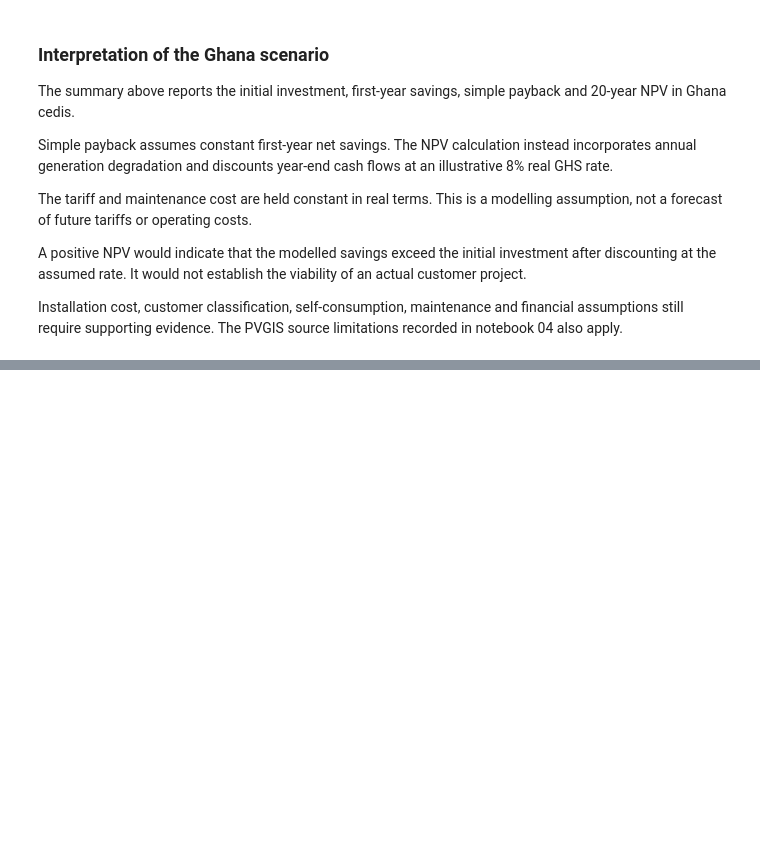
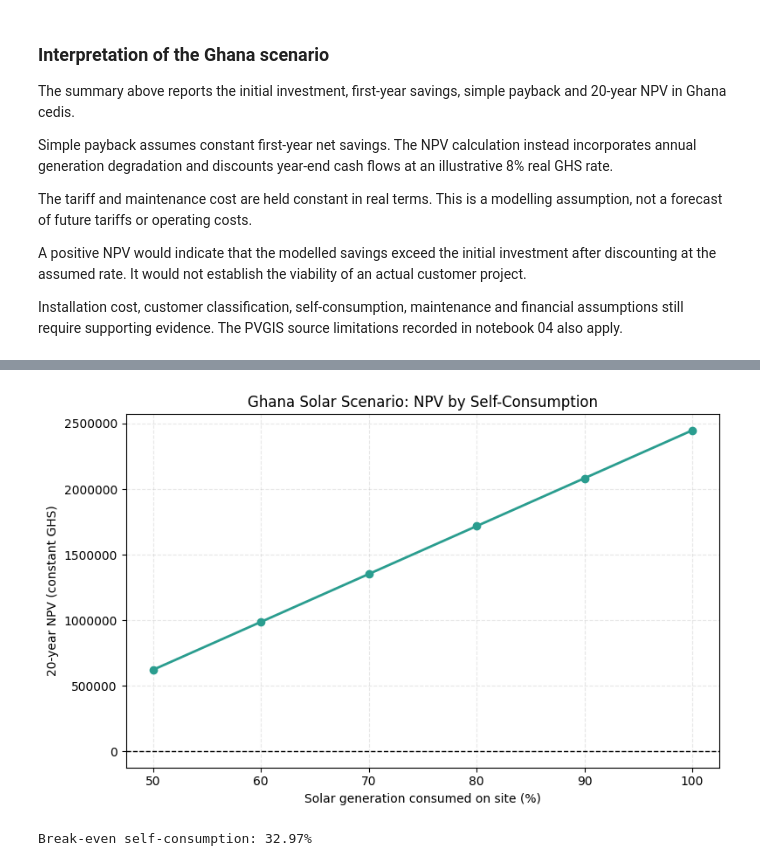
Before and after one commit to GHseyram/Ghana-energy-transition-investment-analytics, a Jupyter notebook: notebooks/05_ghana_solar_scenario.ipynb, the cells around one changed output, grey strips where cells are left out. Drawn from its saved outputs; the diff is of its cells as text; code cells hidden in the pictures; blank space fills up the shorter version.

Commit message:
Add self-consumption NPV sensitivity and break-even analysis

```diff
--- a/notebooks/05_ghana_solar_scenario.ipynb
+++ b/notebooks/05_ghana_solar_scenario.ipynb
@@ -269,0 +301,24 @@ also apply.
+# %%
+sensitivity_rows = []
+
+for rate in [0.50, 0.60, 0.70, 0.80, 0.90, 1.00]:
+    scenario_npv = -installation_cost_ghs
+
+    for year in range(1, project_lifetime_years + 1):
+        generation = annual_generation_kwh * (
+            (1 - annual_degradation_rate) ** (year - 1)
+        )
+        gross_savings = generation * rate * energy_tariff_ghs
+        net_cash_flow = gross_savings - annual_maintenance_ghs
+
+        scenario_npv += (
+            net_cash_flow / (1 + real_discount_rate) ** year
+        )
+
+    sensitivity_rows.append({
+        "Self-consumption (%)": rate * 100,
+        "20-year NPV (GHS)": scenario_npv
+    })
+
+ghana_npv_sensitivity = pd.DataFrame(sensitivity_rows)
+ghana_npv_sensitivity.round(2)
@@ -269,0 +333,52 @@ also apply.
+# %%
+fig, ax = plt.subplots(figsize=(8, 5))
+
+ax.plot(
+    ghana_npv_sensitivity["Self-consumption (%)"],
+    ghana_npv_sensitivity["20-year NPV (GHS)"],
+    marker="o",
+    color="#2A9D8F",
+    linewidth=2
+)
+
+ax.axhline(0, color="black", linestyle="--", linewidth=1)
+ax.set_title("Ghana Solar Scenario: NPV by Self-Consumption")
+ax.set_xlabel("Solar generation consumed on site (%)")
+ax.set_ylabel("20-year NPV (constant GHS)")
+ax.ticklabel_format(axis="y", style="plain")
+ax.grid(True, linestyle="--", alpha=0.3)
+
+plt.tight_layout()
+plt.show()
+# %% [output]
+[figure, added]
+# %%
+discounted_energy_value = 0
+discounted_maintenance = 0
+
+for year in range(1, project_lifetime_years + 1):
+    generation = annual_generation_kwh * (
+        (1 - annual_degradation_rate) ** (year - 1)
+    )
+    discount_factor = (1 + real_discount_rate) ** year
+
+    discounted_energy_value += (
+        generation * energy_tariff_ghs / discount_factor
+    )
+    discounted_maintenance += (
+        annual_maintenance_ghs / discount_factor
+    )
+
+break_even_self_consumption = (
+    installation_cost_ghs + discounted_maintenance
+) / discounted_energy_value
+
+print(
+    "Break-even self-consumption: "
+    f"{break_even_self_consumption:.2%}"
+)
+
+if break_even_self_consumption > 1:
+    print("Break-even is not achievable within 0–100% self-consumption.")
+# %% [output]
+Break-even self-consumption: 32.97%
```
Also changed, not shown: parts of 4 cells of this notebook.
